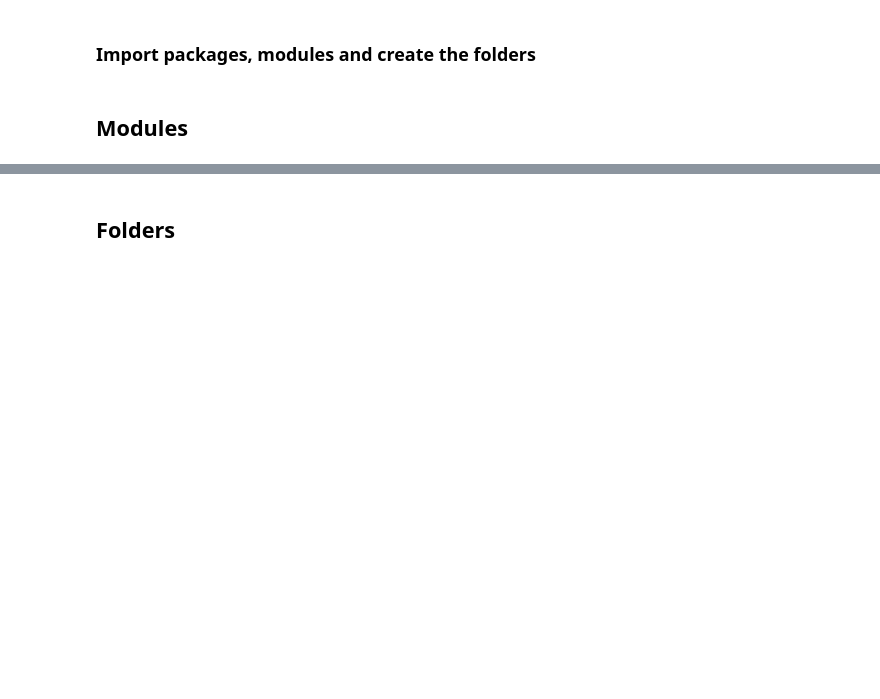
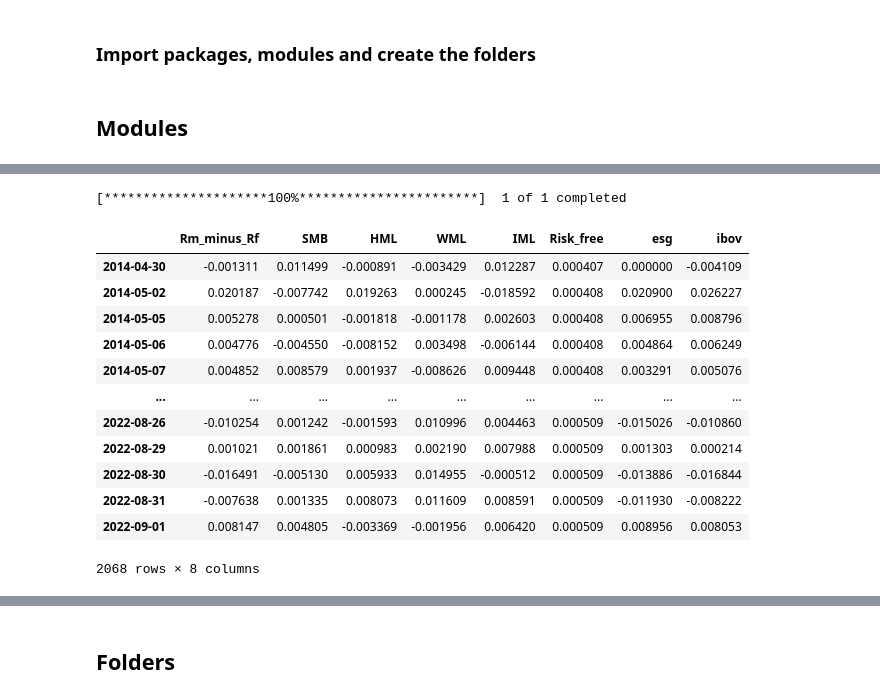
Before and after one commit to lvoltolini/Finance_file, a Jupyter notebook: Notebook.ipynb, the cells around one changed output, grey strips where cells are left out. Cells and saved outputs as stored; diff of their text form; code cells hidden in the pictures; blank space fills up the shorter version.

```diff
--- a/Notebook.ipynb
+++ b/Notebook.ipynb
@@ -27,0 +7,28 @@ Hello World
+# %%
+from importlib import reload
+
+# import Module
+# from Module import os, sys
+# from Module import pd, np, plt, sns, sm, ln, dt
+# from Module import yf, investpy, sgs
+# reload(Met)
+import Methods
+reload(Methods)
+from Methods import p21, p22, p41, r21, r22, r41, nefin, select_dates
+
+nefin
+# %% [output]
+[*********************100%***********************]  1 of 1 completed
+|  | Rm_minus_Rf | SMB | HML | WML | IML | Risk_free | esg | ibov |
+| 2014-04-30 | -0.001311 | 0.011499 | -0.000891 | -0.003429 | 0.012287 | 0.000407 | 0.000000 | -0.004109 |
+| 2014-05-02 | 0.020187 | -0.007742 | 0.019263 | 0.000245 | -0.018592 | 0.000408 | 0.020900 | 0.026227 |
+| 2014-05-05 | 0.005278 | 0.000501 | -0.001818 | -0.001178 | 0.002603 | 0.000408 | 0.006955 | 0.008796 |
+| 2014-05-06 | 0.004776 | -0.004550 | -0.008152 | 0.003498 | -0.006144 | 0.000408 | 0.004864 | 0.006249 |
+| 2014-05-07 | 0.004852 | 0.008579 | 0.001937 | -0.008626 | 0.009448 | 0.000408 | 0.003291 | 0.005076 |
+| ... | ... | ... | ... | ... | ... | ... | ... | ... |
+| 2022-08-26 | -0.010254 | 0.001242 | -0.001593 | 0.010996 | 0.004463 | 0.000509 | -0.015026 | -0.010860 |
+| 2022-08-29 | 0.001021 | 0.001861 | 0.000983 | 0.002190 | 0.007988 | 0.000509 | 0.001303 | 0.000214 |
+| 2022-08-30 | -0.016491 | -0.005130 | 0.005933 | 0.014955 | -0.000512 | 0.000509 | -0.013886 | -0.016844 |
+| 2022-08-31 | -0.007638 | 0.001335 | 0.008073 | 0.011609 | 0.008591 | 0.000509 | -0.011930 | -0.008222 |
+| 2022-09-01 | 0.008147 | 0.004805 | -0.003369 | -0.001956 | 0.006420 | 0.000509 | 0.008956 | 0.008053 |
+2068 rows × 8 columns
```
Also changed, not shown: parts of 9 cells of this notebook, 2 other files.
